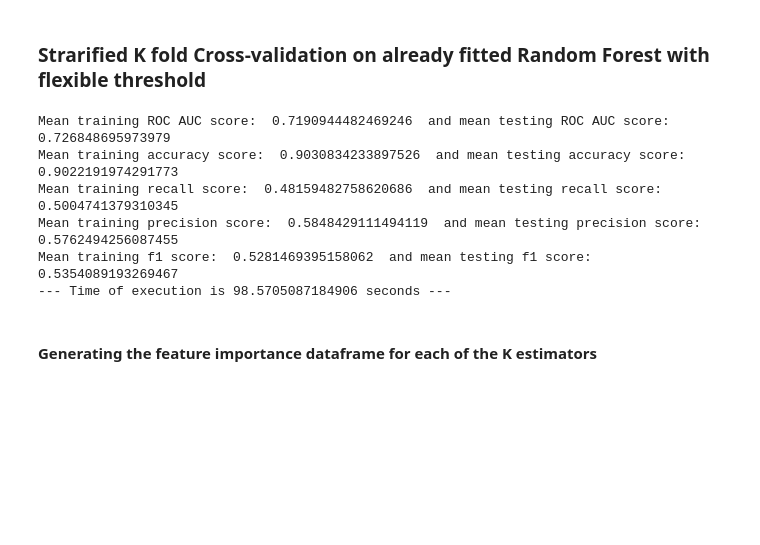
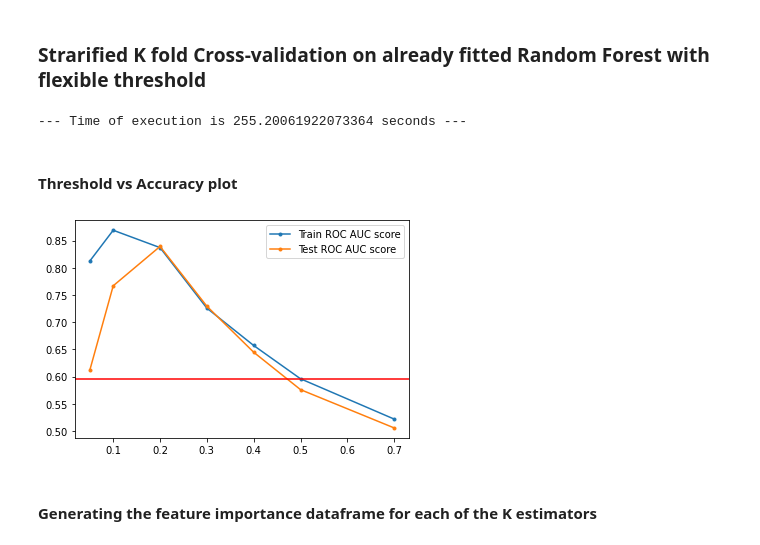
Before and after one commit to sidarora1990/Bank_Marketing_Dataset_Machine_Learning_Project, a Jupyter notebook: ML_pipeline.ipynb, the cells around one changed output. Saved outputs shown, nothing was run; the diff lists cells and outputs as text; code cells hidden in the pictures; blank space fills up the shorter version.

```diff
--- a/ML_pipeline.ipynb
+++ b/ML_pipeline.ipynb
@@ -255,53 +262,2 @@ Mean training f1 score:  0.3198699293295462  and mean testing f1 score:  0.31057
 # %% [markdown]
 ### Strarified K fold Cross-validation on already fitted Random Forest with flexible threshold
-# %%
-start_time = time.time()
-
-threshold = 0.3 #threshold to change
-
-cv=StratifiedKFold(n_splits=10, random_state=0, shuffle=True)
-data=pd.read_csv('bank-additional-full.csv',sep=';')
-X=data.iloc[:,:-1]
-y=Feature_engineering.transform_y(data.iloc[:,-1])
-
-def func_predict_proba(X,y):
-    predicted_proba=scores['estimator'][idx].predict_proba(Feature_engineering().fit_transform(X))
-    predicted = (predicted_proba [:,1] >= threshold).astype('int')
-    roc_auc=roc_auc_score(y,predicted)
-    f1=f1_score(y,predicted)
-    recall=recall_score(y,predicted)
-    precision=precision_score(y,predicted)
-    accuracy=accuracy_score(y,predicted)
-    return [roc_auc,f1,recall,precision,accuracy]
-
-train_score=[0,0,0,0,0]
-test_score=[0,0,0,0,0]
-for idx,estimator in enumerate(scores['estimator']):
-    train_score_iter=[0,0,0,0,0]
-    test_score_iter=[0,0,0,0,0]
-
-    for train_idx,test_idx in cv.split(X, y):
-
-        train_score_iter = [sum(x) for x in zip(train_score_iter,func_predict_proba(X.loc[train_idx],y.loc[train_idx]))]
-        test_score_iter  = [sum(x) for x in zip(test_score_iter,func_predict_proba(X.loc[test_idx],y.loc[test_idx]))]
-
-    train_score_iter=[ i/len(scores['estimator']) for i in train_score_iter]
-    test_score_iter=[ i/len(scores['estimator']) for i in test_score_iter ]
-
-    train_score = [sum(x) for x in zip(train_score_iter,train_score)]
-    test_score = [sum(x) for x in zip(test_score_iter,test_score)]
-
-print("Mean training ROC AUC score: ",train_score[0]/len(scores['estimator'])," and mean testing ROC AUC score: ",test_score[0]/len(scores['estimator']))
-print("Mean training accuracy score: ",train_score[4]/len(scores['estimator'])," and mean testing accuracy score: ",test_score[4]/len(scores['estimator']))
-print("Mean training recall score: ",train_score[2]/len(scores['estimator'])," and mean testing recall score: ",test_score[2]/len(scores['estimator']))
-print("Mean training precision score: ",train_score[3]/len(scores['estimator'])," and mean testing precision score: ",test_score[3]/len(scores['estimator']))
-print("Mean training f1 score: ",train_score[1]/len(scores['estimator'])," and mean testing f1 score: ",test_score[1]/len(scores['estimator']))
-
-print("--- Time of execution is %s seconds ---" % (time.time() - start_time))
-# %% [output]
-Mean training ROC AUC score:  0.7190944482469246  and mean testing ROC AUC score:  0.726848695973979
-Mean training accuracy score:  0.9030834233897526  and mean testing accuracy score:  0.9022191974291773
-Mean training recall score:  0.48159482758620686  and mean testing recall score:  0.5004741379310345
-Mean training precision score:  0.5848429111494119  and mean testing precision score:  0.5762494256087455
-Mean training f1 score:  0.5281469395158062  and mean testing f1 score:  0.5354089193269467
---- Time of execution is 98.5705087184906 seconds ---
@@ -308,3 +305,24 @@ Mean training f1 score:  0.5281469395158062  and mean testing f1 score:  0.53540
+# %%
+obj= K_Fold_score()
+# %%
+start_time = time.time()
+threshold=[0.05,0.1,0.2,0.3,0.4,0.5,0.7]
+train_list=[]
+test_list=[]
+for i in threshold:
+    train_score,test_score=obj.score_iter(X,y,scores,i)
+    train_list.append(train_score)
+    test_list.append(test_score)
+
+print("--- Time of execution is %s seconds ---" % (time.time() - start_time))
+# %% [output]
+--- Time of execution is 255.20061922073364 seconds ---
+# %% [markdown]
+#### Threshold vs Accuracy plot
+# %%
+obj.plot_score(train_list,test_list,threshold)
+# %% [output]
+[figure, added]
 # %% [markdown]
 #### Generating the feature  importance dataframe for each of the K estimators
 # %%
```
Also changed, not shown: parts of 24 cells of this notebook.
